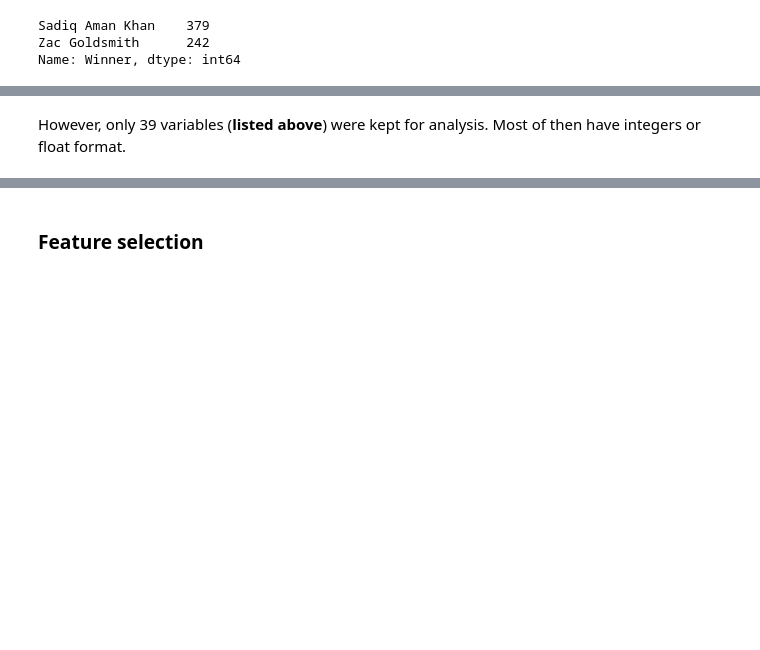
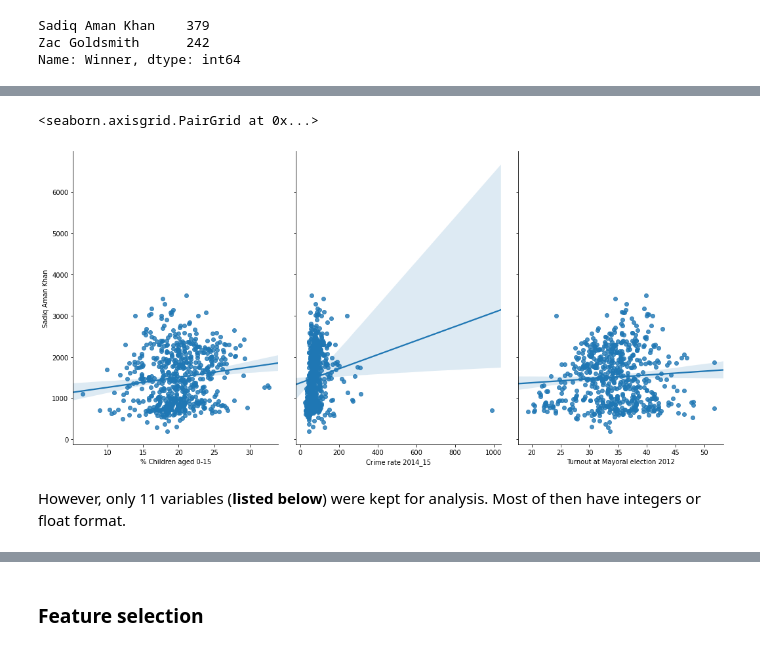
Before and after one commit to sebastianBIanalytics/DataScience_MachineLearning_Python_SebN_Portfolio, a Jupyter notebook: Mayor_London_Election_Classification.ipynb, the cells around one changed output, grey strips where cells are left out. Cells and saved outputs as stored; diff of their text form; code cells hidden in the pictures; blank space fills up the shorter version.

```diff
--- a/Mayor_London_Election_Classification.ipynb
+++ b/Mayor_London_Election_Classification.ipynb
@@ -137,4 +167,11 @@ Features.shape
+# %%
+# Visualise the relationship between the features and the response using scatterplots
+sns.pairplot(Features, x_vars=['% Children aged 0-15', 'Crime rate 2014_15', 'Turnout at Mayoral election 2012'],
+             y_vars = 'Sadiq Aman Khan',size=7, aspect=0.7, kind='reg')
+# %% [output]
+<seaborn.axisgrid.PairGrid at 0x...>
+[figure, added]
 # %% [markdown]
-However, only 39 variables (**listed above**) were kept for analysis. Most of then have integers or float format.
+However, only 11 variables (**listed below**) were kept for analysis. Most of then have integers or float format.
 # %%
 Features.dtypes
```
Also changed, not shown: parts of 27 cells of this notebook.
